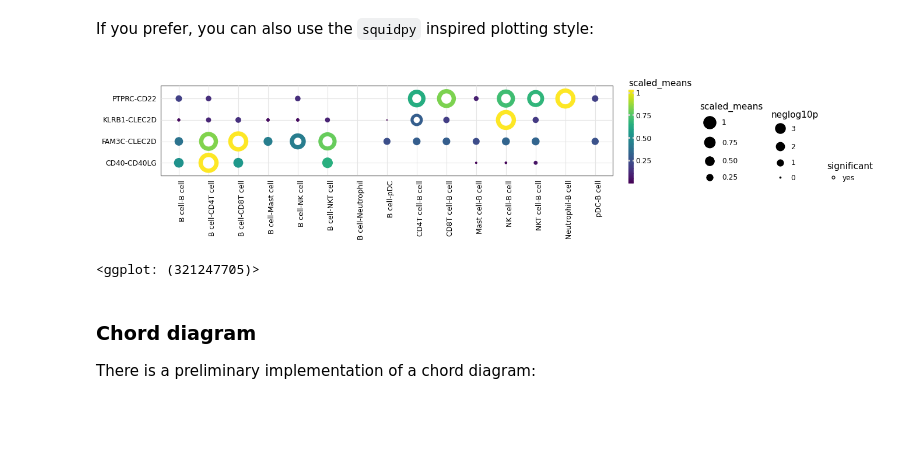
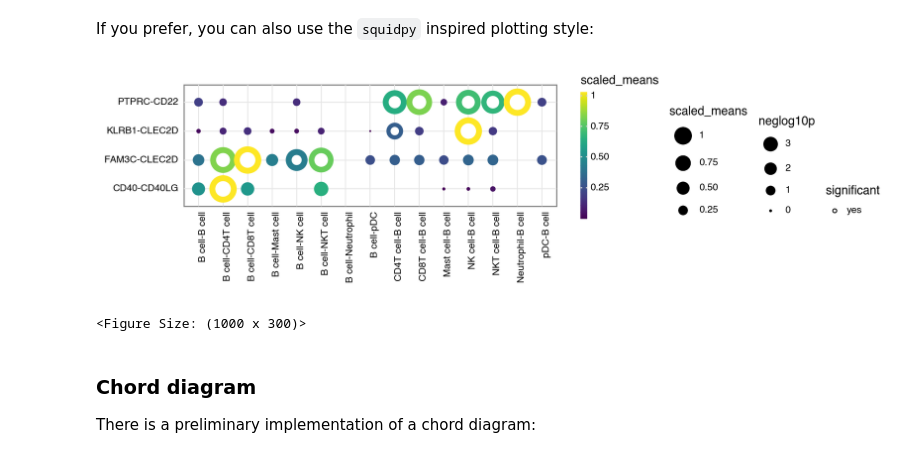
Before and after one commit to zktuong/ktplotspy, a Jupyter notebook: docs/notebooks/tutorial.ipynb, the cells around one changed output. Cells and saved outputs as stored; diff of their text form; code cells hidden in the pictures; blank space fills up the shorter version.

```diff
--- a/docs/notebooks/tutorial.ipynb
+++ b/docs/notebooks/tutorial.ipynb
@@ -117,18 +120,18 @@ If you prefer, you can also use the `squidpy` inspired plotting style:
 # %%
 kpy.plot_cpdb(
     adata=adata,
     cell_type1="B cell",
     cell_type2=".",
     means=means,
     pvals=pvals,
     celltype_key="celltype",
     genes=["PTPRC", "CD40", "CLEC2D"],
     default_style=False,
-    figsize=(10, 2),
+    figsize=(10, 3),
 )
 # %% [output]
-[figure, old version]
+[figure, new version]
-<ggplot: (321247705)>
+<Figure Size: (1000 x 300)>
 # %% [markdown]
 ### Chord diagram
 
```
Also changed, not shown: parts of 13 cells of this notebook, 22 other files.
